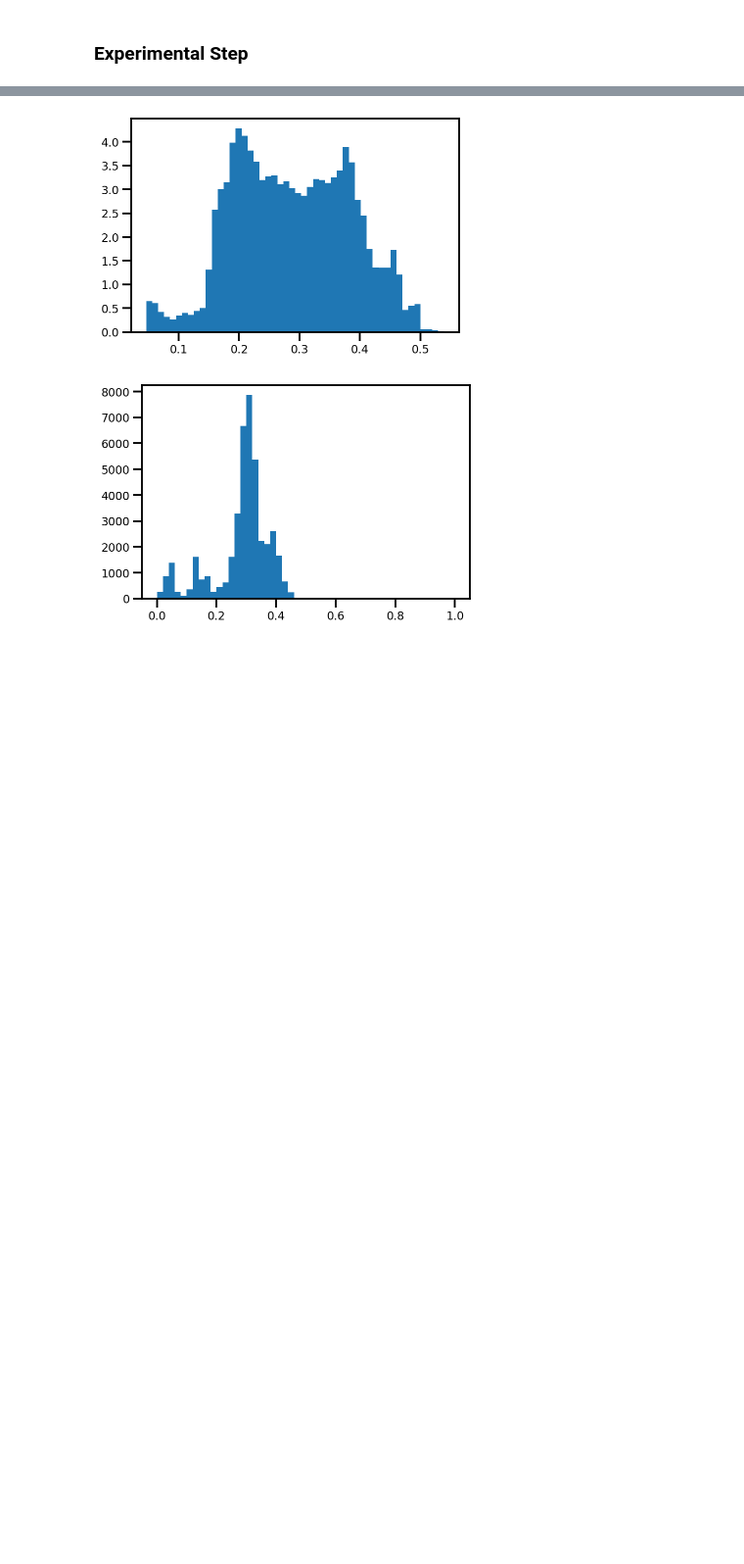
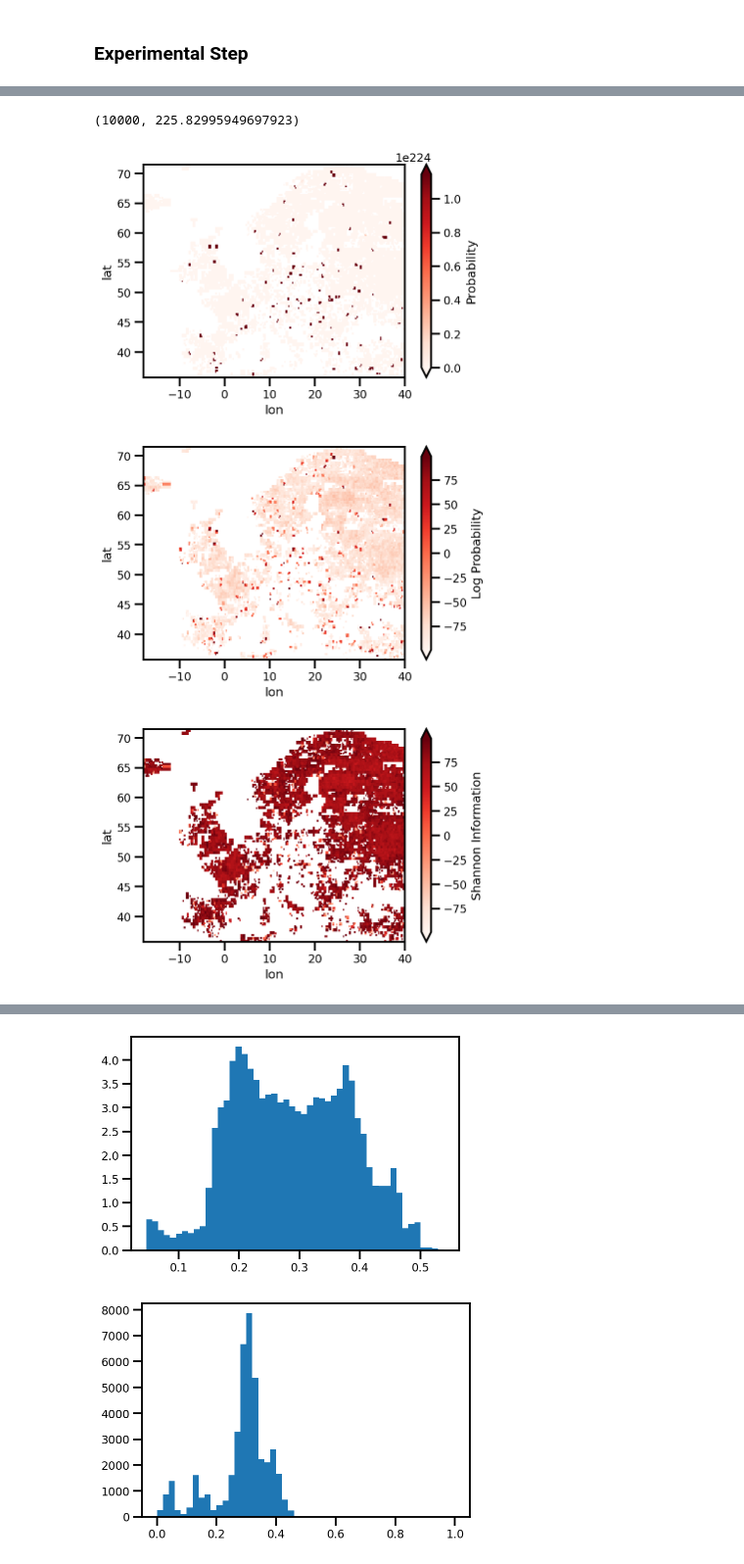
Before and after one commit to jejjohnson/rbig_eo, a Jupyter notebook: docs/notebooks/spatial_temporal/4.0_infoearth_walkthrough.ipynb, the cells around one changed output, grey strips where cells are left out. Shown at 98% size. Cells and saved outputs as stored; diff of their text form; code cells hidden in the pictures; blank space fills up the shorter version.

Commit message:
did some trials with rbig1.1

```diff
--- a/docs/notebooks/spatial_temporal/4.0_infoearth_walkthrough.ipynb
+++ b/docs/notebooks/spatial_temporal/4.0_infoearth_walkthrough.ipynb
@@ -197,3 +137,27 @@ Earth System Data Cube
+# %%
+def get_information(data, index, prob='log'):
+
+    # create dataframe
+
+    df = df.reset_index().set_index(['time', 'lat', 'lon'])
+
+#     # convert to datetime
+#     df.index['time'] = pd.to_datetime(df.index['time'])
+
+
+    # remove probabilities greater than 1
+#     df['probability'][df['probability'] >= 1.0] = np.nan
+#     df['probability'] = np.exp(df['log_probability'])
+
+    # create xarray cubes
+    probs_cubes = xr.Dataset.from_dataframe(df)
+
+    # resample monthly
+    probs_cubes = probs_cubes.resample(time='1MS').mean()
+
+    # shannon info
+    probs_cubes['shannon_info'] = -np.log(probs_cubes['probability'])
+    return probs_cubes
 # %%
 def step(params: Dict, smoke_test: bool=False):
     # ======================
@@ -279,3 +222,3 @@ def step(params: Dict, smoke_test: bool=False):
 # %%
-density_cube_df, rbig_model, X_transformer, X_prob = step(params[0], smoke_test=True)
+density_cube_df_norm, X_transformer, density_cube_df = step(params, smoke_test=True)
 # %% [output]
@@ -300,0 +231,5 @@ density_cube_df.head()
+# %%
+subsamples = 100_000
+idx = subset_indices(density_cube_df_norm.values, subsamples)
+subset = density_cube_df_norm.iloc[idx, :]
+logging.info(f"subset: {subset.shape}")
@@ -300,0 +308,12 @@ density_cube_df.head()
+# %%
+old_rbig_model.n_layers, old_rbig_model.total_correlation()
+# %% [output]
+(10000, 225.82995949697923)
+# %%
+probs_cubes = get_information(X_prob, subset.index, 'prob')
+# %%
+plot_all(probs_cubes)
+# %% [output]
+[figure, added]
+[figure, added]
+[figure, added]
```
Also changed, not shown: parts of 54 cells of this notebook, 13 other files.
